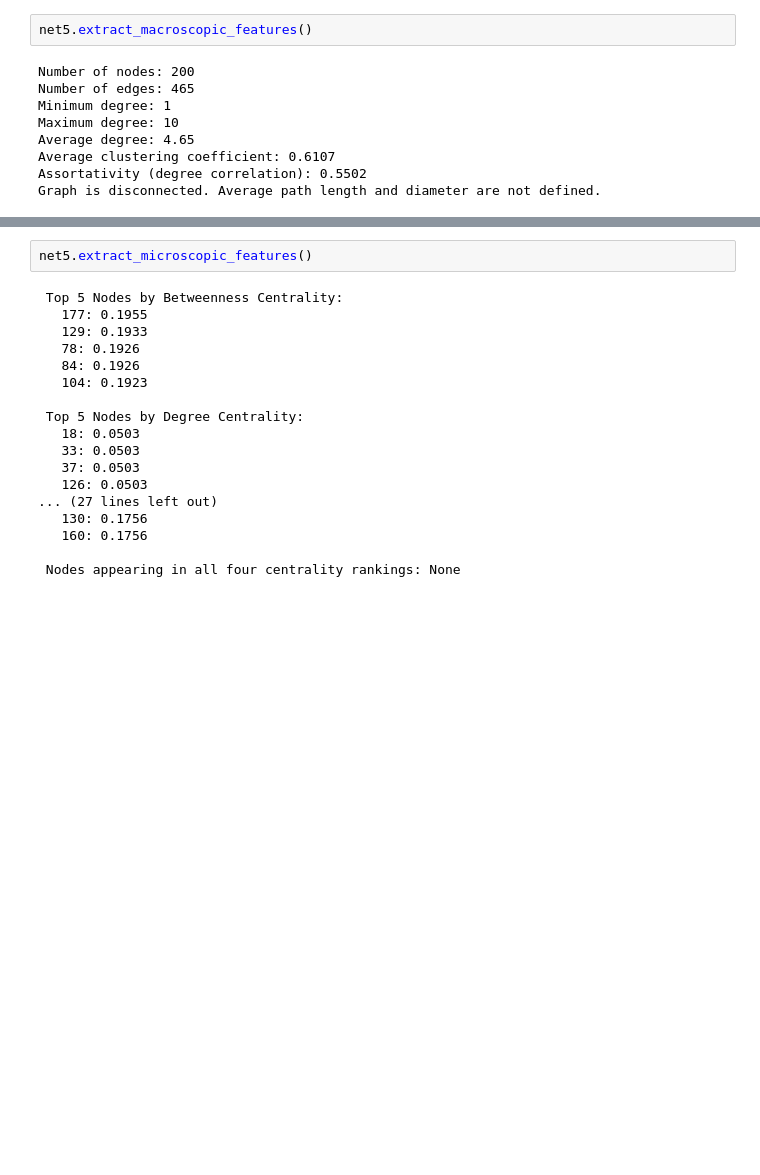
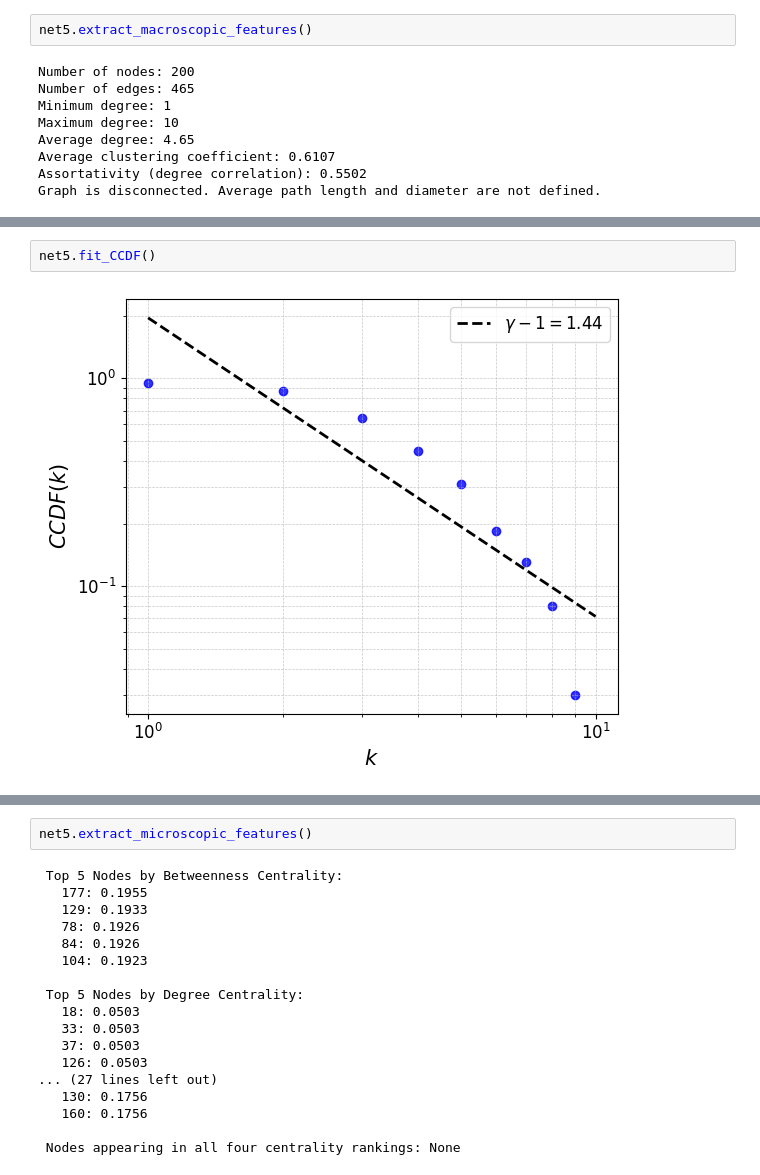
Before and after one commit to imiguelrodriguez/A1_ComplexNetworks, a Jupyter notebook: networks_analyzer.ipynb, the cells around one changed output, grey strips where cells are left out. Saved outputs shown, nothing was run; the diff lists cells and outputs as text; blank space fills up the shorter version.

```diff
--- a/networks_analyzer.ipynb
+++ b/networks_analyzer.ipynb
@@ -458,0 +481,4 @@ net5.plot_histograms()
+# %%
+net5.fit_CCDF()
+# %% [output]
+[figure, added]
```
Also changed, not shown: parts of 19 cells of this notebook.
